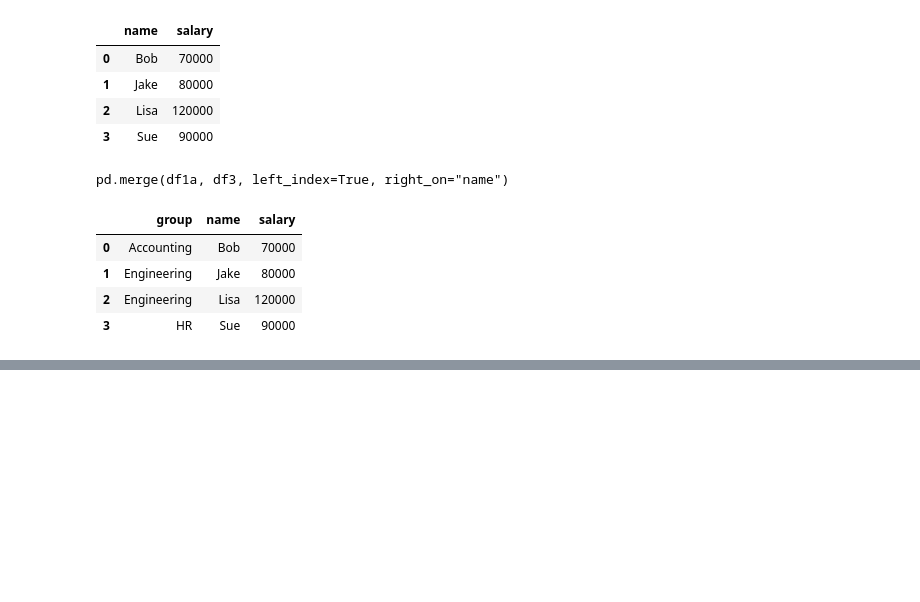
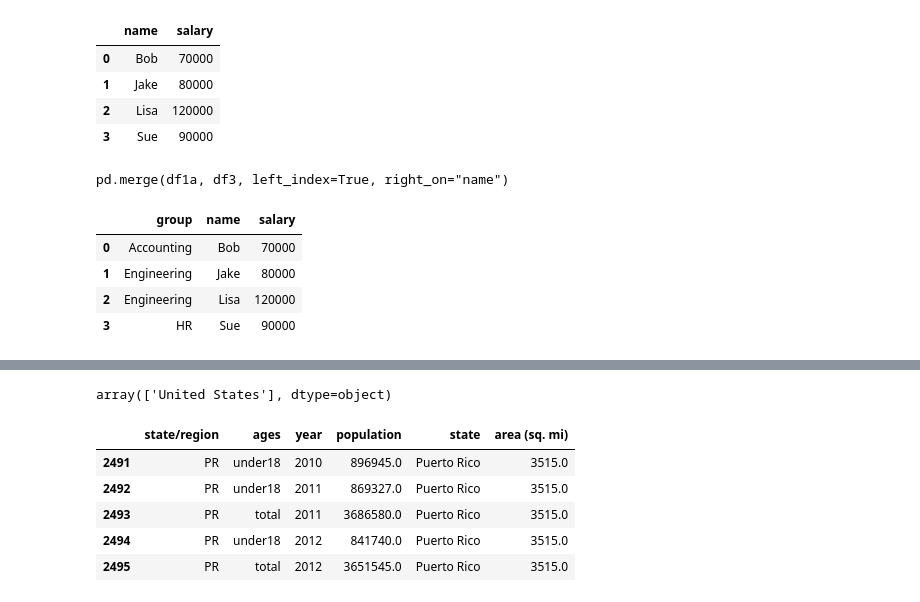
Before and after one commit to Laishuxin/python_data_science, a Jupyter notebook: 05.07_Pandas_Merge_and_Join.ipynb, the cells around one changed output, grey strips where cells are left out. Cells and saved outputs as stored; diff of their text form; code cells hidden in the pictures; blank space fills up the shorter version.

```diff
--- a/05.07_Pandas_Merge_and_Join.ipynb
+++ b/05.07_Pandas_Merge_and_Join.ipynb
@@ -284,0 +538,15 @@ pd.merge(df1a, df3, left_index=True, right_on="name")
+# %%
+# final['state']
+final['state'][final['area (sq. mi)'].isnull()].unique()
+# %% [output]
+array(['United States'], dtype=object)
+# %%
+final.dropna(inplace=True)
+final.tail()
+# %% [output]
+|  | state/region | ages | year | population | state | area (sq. mi) |
+| 2491 | PR | under18 | 2010 | 896945.0 | Puerto Rico | 3515.0 |
+| 2492 | PR | under18 | 2011 | 869327.0 | Puerto Rico | 3515.0 |
+| 2493 | PR | total | 2011 | 3686580.0 | Puerto Rico | 3515.0 |
+| 2494 | PR | under18 | 2012 | 841740.0 | Puerto Rico | 3515.0 |
+| 2495 | PR | total | 2012 | 3651545.0 | Puerto Rico | 3515.0 |
```
Also changed, not shown: parts of 32 cells of this notebook.
